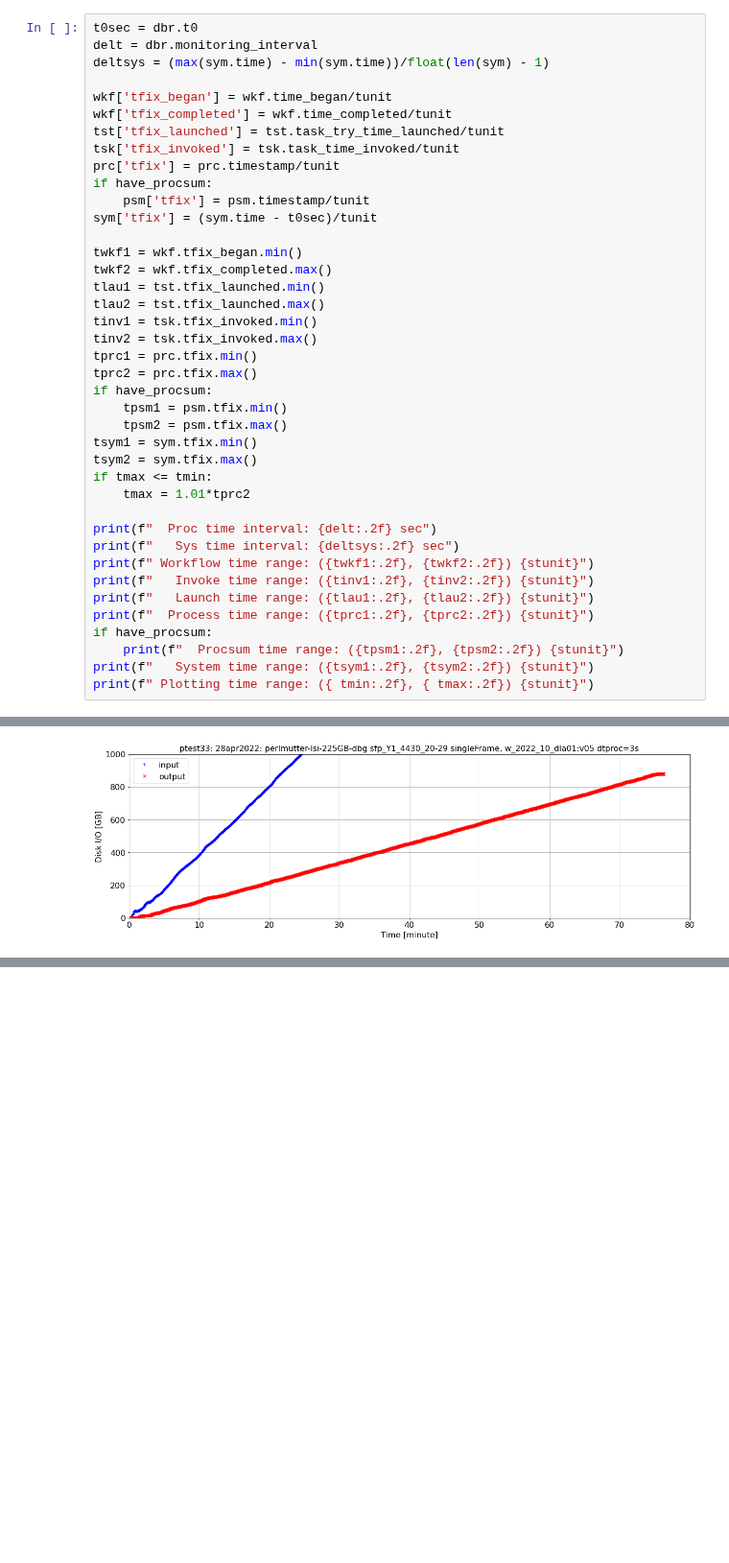
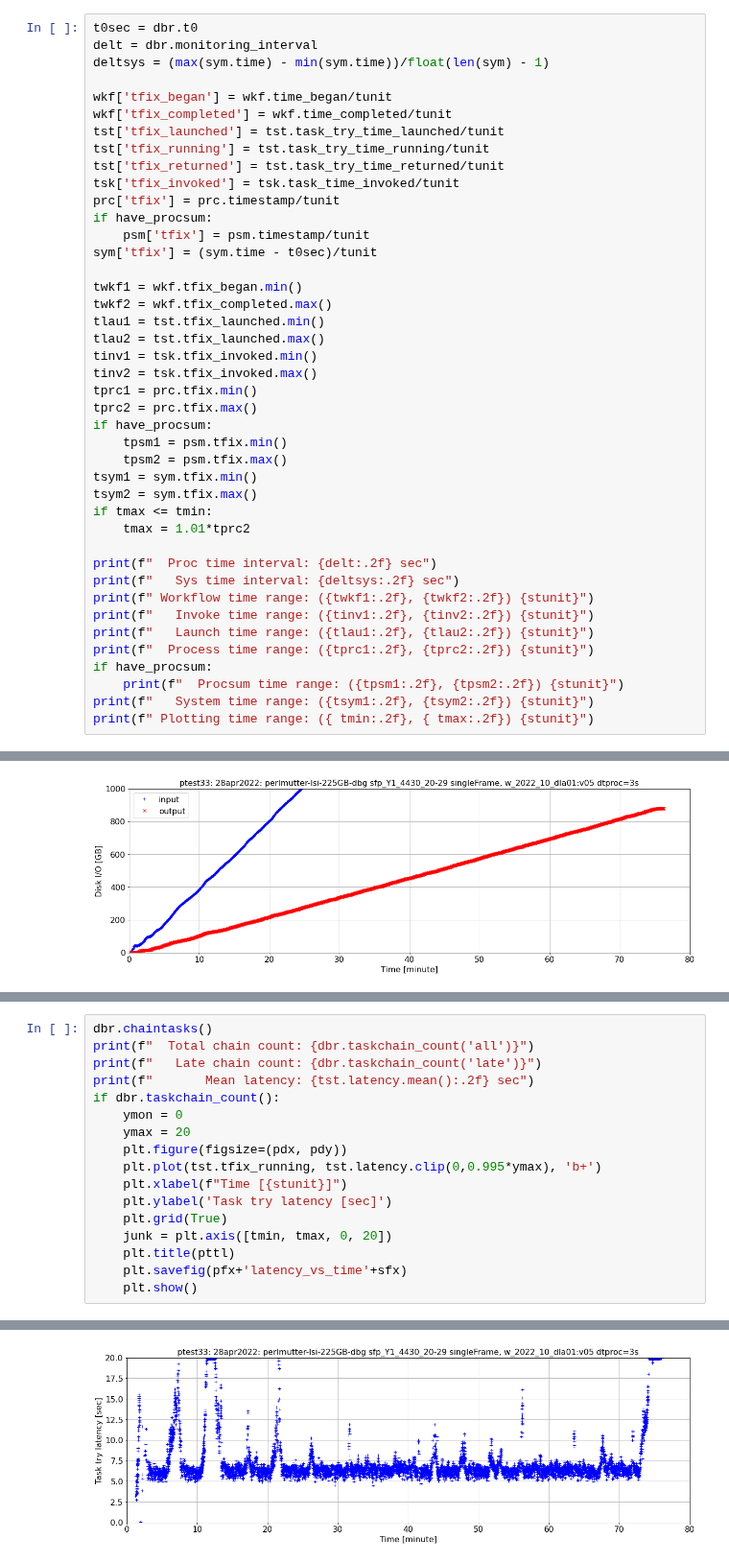
Before and after one commit to LSSTDESC/desc-wfmon, a Jupyter notebook: ipynb/monexp.ipynb, the cells around one changed output, grey strips where cells are left out. Shown at 96% size. Saved outputs shown, nothing was run; the diff lists cells and outputs as text; blank space fills up the shorter version.

Commit message:
Add taskchain with latency to mondb. 0.8.0

```diff
--- a/ipynb/monexp.ipynb
+++ b/ipynb/monexp.ipynb
@@ -249,6 +258,8 @@ deltsys = (max(sym.time) - min(sym.time))/float(len(sym) - 1)
 wkf['tfix_began'] = wkf.time_began/tunit
 wkf['tfix_completed'] = wkf.time_completed/tunit
 tst['tfix_launched'] = tst.task_try_time_launched/tunit
+tst['tfix_running'] = tst.task_try_time_running/tunit
+tst['tfix_returned'] = tst.task_try_time_returned/tunit
 tsk['tfix_invoked'] = tsk.task_time_invoked/tunit
 prc['tfix'] = prc.timestamp/tunit
 if have_procsum:
@@ -622,0 +639,18 @@ if have_procsum:
+# %%
+dbr.chaintasks()
+print(f"  Total chain count: {dbr.taskchain_count('all')}")
+print(f"   Late chain count: {dbr.taskchain_count('late')}")
+print(f"       Mean latency: {tst.latency.mean():.2f} sec")
+if dbr.taskchain_count():
+    ymon = 0
+    ymax = 20
+    plt.figure(figsize=(pdx, pdy))
+    plt.plot(tst.tfix_running, tst.latency.clip(0,0.995*ymax), 'b+')
+    plt.xlabel(f"Time [{stunit}]")
+    plt.ylabel('Task try latency [sec]')
+    plt.grid(True)
+    junk = plt.axis([tmin, tmax, 0, 20])
+    plt.title(pttl)
+    plt.savefig(pfx+'latency_vs_time'+sfx)
+    plt.show()
+# %% [output]
@@ -622,0 +660 @@ if have_procsum:
+[figure, added]
```
Also changed, not shown: parts of 3 cells of this notebook, 2 other files.
